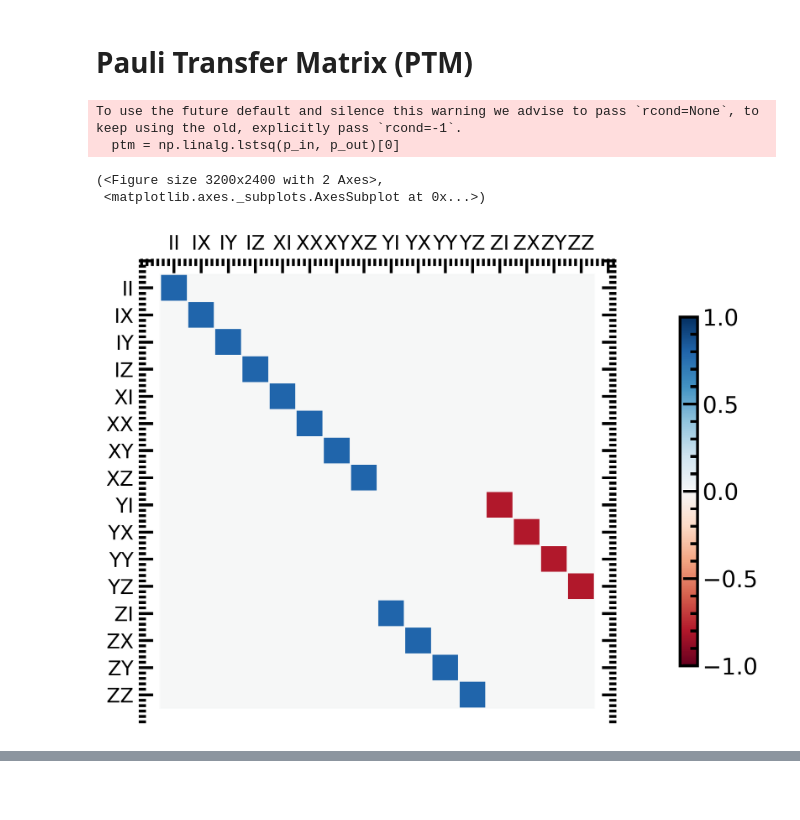
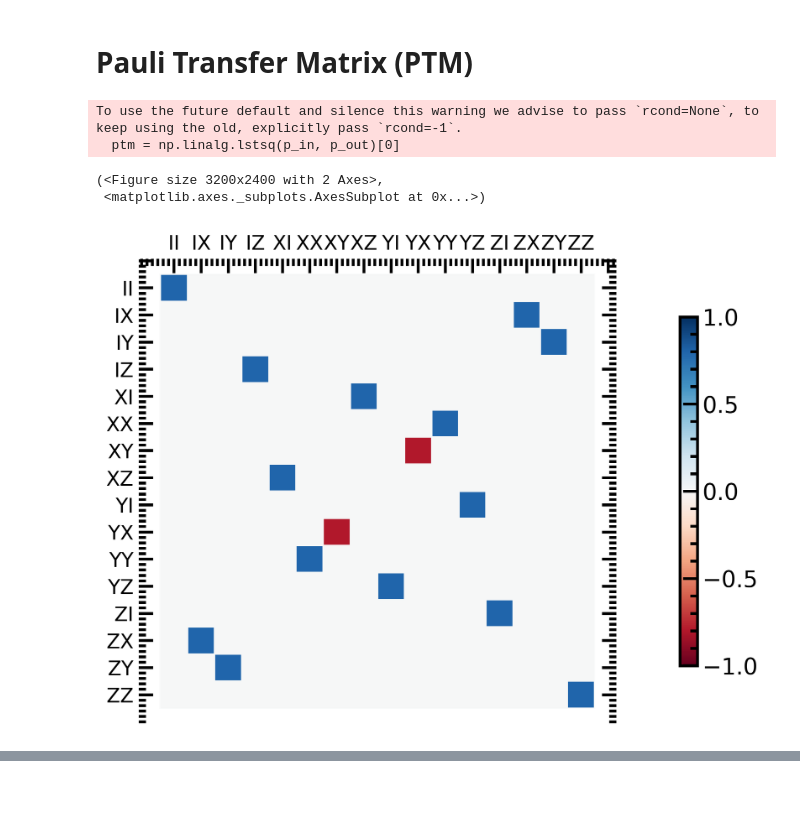
Before and after one commit to qnl/Fluxonium_berkeley, a Jupyter notebook: Notebooks/C. Metrology.ipynb, the cells around one changed output, grey strips where cells are left out. Cells and saved outputs as stored; diff of their text form; code cells hidden in the pictures.

```diff
--- a/Notebooks/C. Metrology.ipynb
+++ b/Notebooks/C. Metrology.ipynb
@@ -163,7 +165,7 @@ Defined process fidelity between cz and cz:  1.0
 # ZY = tensor(sigmaz(), sigmay())
 # ZZ = tensor(sigmaz(), sigmaz())
 
-prep_generator = [qeye(2),rx(np.pi), rx(np.pi/2.0), ry(np.pi/2.0) ]
+prep_generator = [qeye(2), ry(np.pi/2.0), rx(np.pi/2.0), sigmax()]
 prep_rotations = []
 for q1gate in prep_generator:
     for q2gate in prep_generator:
@@ -173,34 +175,34 @@ for q1gate in prep_generator:
 meas_generator = [qeye(2), sigmax(), sigmay(), sigmaz()]
 meas_rotations = []
 for q1gate in meas_generator:
     for q2gate in meas_generator:
         gate = (tensor(q1gate, q2gate))
         meas_rotations.append(gate)
 
 p_in = np.zeros((16,16))
 p_out = np.zeros((16,16))
 
 gnd_state = tensor(basis(2,0), basis(2,0))
-gate_op = tensor(qeye(2), rx(np.pi/2))
-gate_op = tensor(rx(np.pi/2), qeye(2))
+# gate_op = tensor(qeye(2), rx(np.pi/2))
+# gate_op = tensor(rx(np.pi/2), qeye(2))
 # gate_op = cnot()
-# gate_op = cphase(np.pi)
+gate_op = cphase(np.pi)
 for i, rot_i in enumerate(prep_rotations):
     for j, rot_j in enumerate(meas_rotations):
         p_in[i,j] = expect(rot_j, rot_i*gnd_state)
         p_out[i,j] = expect(rot_j, gate_op*(rot_i*gnd_state))
 ptm = np.linalg.lstsq(p_in, p_out)[0]
 
 str_primitive = ["I","X","Y","Z"]
 op_label = []
 for prim1 in str_primitive:
     for prim2 in str_primitive:
         op_label.append(prim1+prim2)
 # print (op_label)
 qutip.hinton(ptm, xlabels = op_label, ylabels = op_label)
 # %% [output]
 To use the future default and silence this warning we advise to pass `rcond=None`, to keep using the old, explicitly pass `rcond=-1`.
   ptm = np.linalg.lstsq(p_in, p_out)[0]
 (<Figure size 3200x2400 with 2 Axes>,
  <matplotlib.axes._subplots.AxesSubplot at 0x...>)
-[figure, old version]
+[figure, new version]
```
Also changed, not shown: parts of 3 cells of this notebook, 11 other files.
